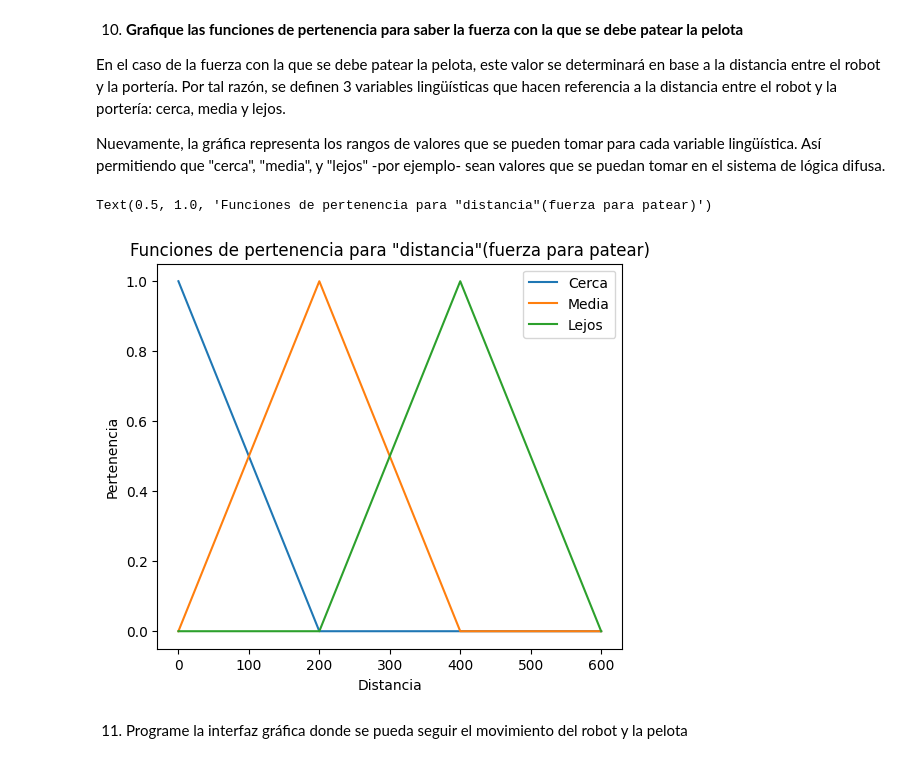
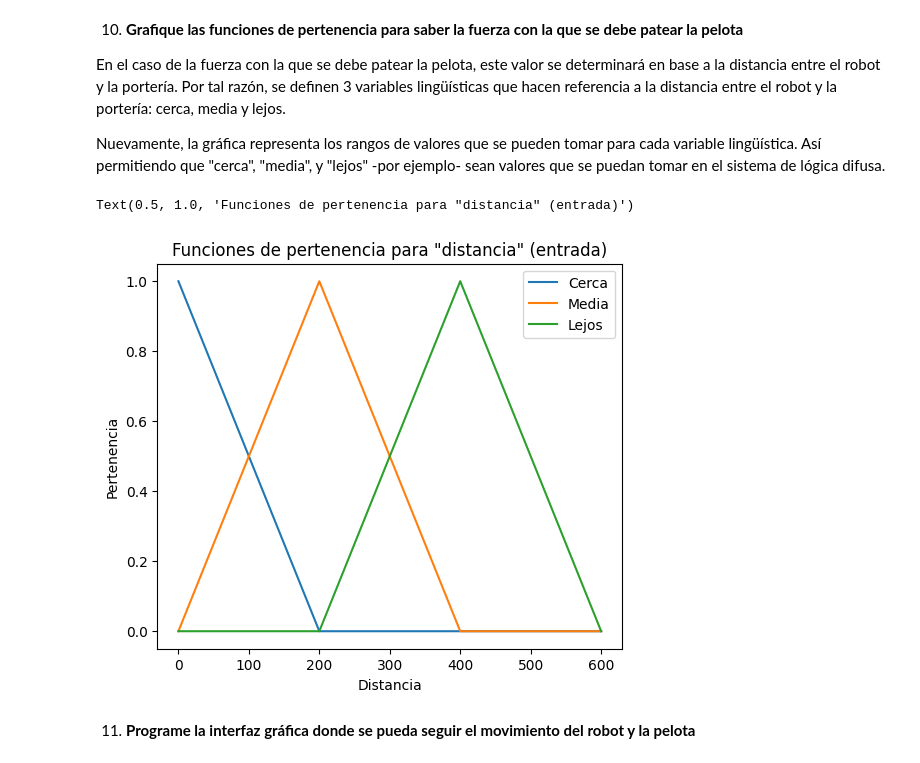
Before and after one commit to 20Candy/lab9_modsim, a Jupyter notebook: main.ipynb, the cells around one changed output. Cells and saved outputs as stored; diff of their text form; code cells hidden in the pictures.

```diff
--- a/main.ipynb
+++ b/main.ipynb
@@ -92,49 +93,41 @@ Finalmente, cabe destacar que con la distancia y el ángulo se puede determinar
 # %%
 # Definición de las funciones de pertenencia para "distancia"
 def pertenencia_distancia_cerca(x):
-    return np.maximum(0, 1 - abs(x - 0) / 200)
-def pertenencia_distancia_media(x):
-    return np.maximum(0, 1 - abs(x - 200) / 200)
+    return np.maximum(0, 1 - abs(x - 0) / 50)
 def pertenencia_distancia_lejos(x):
-    return np.maximum(0, 1 - abs(x - 400) / 200)
+    return np.maximum(0, 1 - abs(x - 600) / 600)
 
 # Definición de las funciones de pertenencia para "ángulo"
 def pertenencia_angulo_frente(x):
-    return np.maximum(0, 1 - abs(x - 0) / 60)
-def combined_pertenencia_angulo_atras(x):
-    membership1 = np.maximum(0, 1 - abs(x - 180) / 60)
-    membership2 = np.maximum(0, 1 - abs(x + 180) / 60)
-    return np.maximum(membership1, membership2)
+    return np.maximum(0, 1 - abs(x - 0) / 45)
 def pertenencia_angulo_derecha(x):
-    return np.maximum(0, 1 - abs(x - 90) / 60)
+    return np.maximum(0, 1 - abs(x - 45) / 45)
 def pertenencia_angulo_izquierda(x):
-    return np.maximum(0, 1 - abs(x + 90) / 60)
+    return np.maximum(0, 1 - abs(x + 45) / 45)
 
 # Valores de entrada
 x_distancia = np.linspace(0, 600, 100)
-x_angulo = np.linspace(-180, 180, 360)
+x_angulo = np.linspace(-90, 90, 100)
 
 # Crear subplots lado a lado
 fig, axs = plt.subplots(1, 2, figsize=(12, 5))
 
 # Graficar las funciones de pertenencia para "distancia"
 axs[0].plot(x_distancia, pertenencia_distancia_cerca(x_distancia), label='Cerca')
-axs[0].plot(x_distancia, pertenencia_distancia_media(x_distancia), label='Media')
 axs[0].plot(x_distancia, pertenencia_distancia_lejos(x_distancia), label='Lejos')
 axs[0].set_xlabel('Distancia')
 axs[0].set_ylabel('Pertenencia')
 axs[0].legend()
-axs[0].set_title('Funciones de pertenencia para "distancia"'+ '(encontrar la pelota)')
+axs[0].set_title('Fun. de pertenencia para "distancia" (entrada)')
 
 # Graficar las funciones de pertenencia para "ángulo"
 axs[1].plot(x_angulo, pertenencia_angulo_frente(x_angulo), label='Frente')
-axs[1].plot(x_angulo, combined_pertenencia_angulo_atras(x_angulo), label='Atrás')
 axs[1].plot(x_angulo, pertenencia_angulo_derecha(x_angulo), label='Derecha')
 axs[1].plot(x_angulo, pertenencia_angulo_izquierda(x_angulo), label='Izquierda')
 axs[1].set_xlabel('Ángulo')
 axs[1].set_ylabel('Pertenencia')
 axs[1].legend()
-axs[1].set_title('Funciones de pertenencia para "ángulo"' + '(encontrar la pelota)')
+axs[1].set_title('Fun. de pertenencia para "ángulo" (entrada)')
 
 plt.tight_layout()
 plt.show()
@@ -149,31 +142,31 @@ Nuevamente, la gráfica representa los rangos de valores que se pueden tomar par
 # %%
 # Definición de las funciones de pertenencia para "distancia"
 def pertenencia_distancia_cerca(x):
     return np.maximum(0, 1 - abs(x - 0) / 200)
 def pertenencia_distancia_media(x):
     return np.maximum(0, 1 - abs(x - 200) / 200)
 def pertenencia_distancia_lejos(x):
     return np.maximum(0, 1 - abs(x - 400) / 200)
 
 # Valores de entrada
 x_distancia = np.linspace(0, 600, 100)
 
 # Crear subplot
 fig, ax = plt.subplots(figsize=(6, 5))
 
 # Graficar las funciones de pertenencia para "distancia"
 ax.plot(x_distancia, pertenencia_distancia_cerca(x_distancia), label='Cerca')
 ax.plot(x_distancia, pertenencia_distancia_media(x_distancia), label='Media')
 ax.plot(x_distancia, pertenencia_distancia_lejos(x_distancia), label='Lejos')
 ax.set_xlabel('Distancia')
 ax.set_ylabel('Pertenencia')
 ax.legend()
-ax.set_title('Funciones de pertenencia para "distancia"' + '(fuerza para patear)')
+ax.set_title('Funciones de pertenencia para "distancia" (entrada)')
 # %% [output]
-Text(0.5, 1.0, 'Funciones de pertenencia para "distancia"(fuerza para patear)')
+Text(0.5, 1.0, 'Funciones de pertenencia para "distancia" (entrada)')
-[figure, old version]
+[figure, new version]
 # %% [markdown]
-11. Programe la interfaz gráfica donde se pueda seguir el movimiento del robot y la pelota
+11. **Programe la interfaz gráfica donde se pueda seguir el movimiento del robot y la pelota**
 # %%
 # --------------------------------------------------------------------------
 # ----------------------------- INICIALIZACIÓN -----------------------------
```
Also changed, not shown: parts of 18 cells of this notebook.
